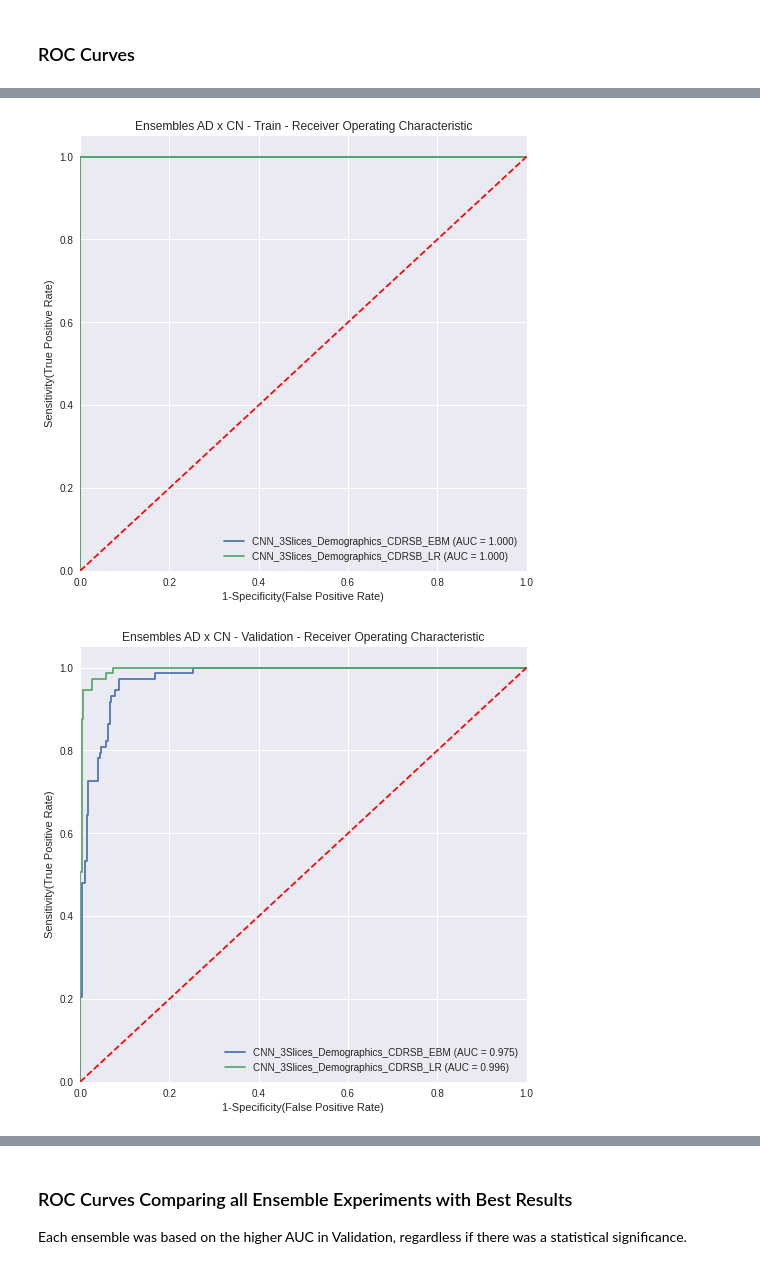
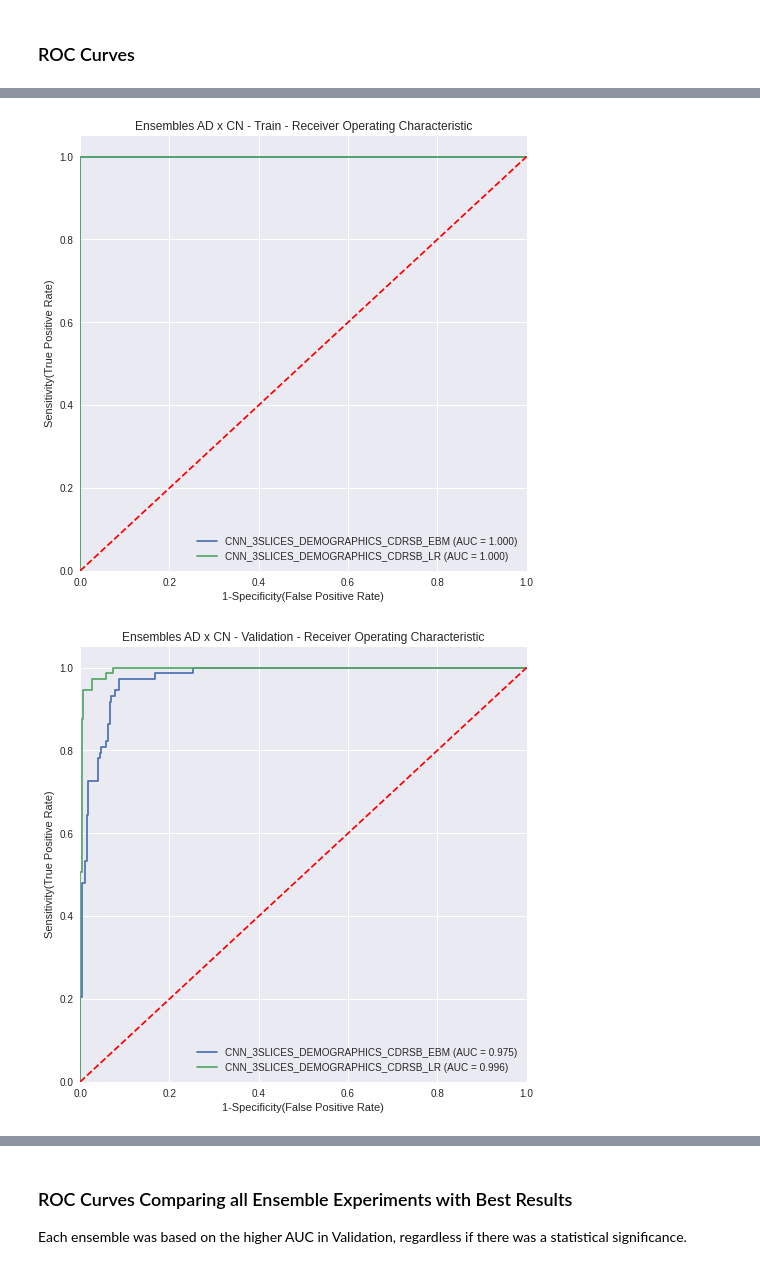
Before and after one commit to lucasthim/mmml-alzheimer-diagnosis, a Jupyter notebook: notebooks/dissertation/03_results_ensemble_learning_results.ipynb, the cells around one changed output, grey strips where cells are left out. Saved outputs shown, nothing was run; the diff lists cells and outputs as text; code cells hidden in the pictures.

```diff
--- a/notebooks/dissertation/03_results_ensemble_learning_results.ipynb
+++ b/notebooks/dissertation/03_results_ensemble_learning_results.ipynb
@@ -53,6 +63,7 @@ def datasets_sizes(df,datasets,label='MACRO_GROUP'):
 ## AD x CN
 # %%
 df_preds = pd.read_csv(data_path+'PREDICTIONS_AD_ALL_SCORES_ENSEMBLE.csv')
+df_preds.columns = df_preds.columns.str.upper()
 datasets = [df_preds.query("DATASET in ('train','train_cnn')"),
             df_preds.query("DATASET == 'validation'"),
             df_preds.query("DATASET == 'test'")]
@@ -131,8 +148,8 @@ set: Test
 # %%
-models = ['CNN_3Slices_Demographics_CDRSB_EBM',
-       'CNN_3Slices_Demographics_CDRSB_LR']
+models = ['CNN_3SLICES_DEMOGRAPHICS_CDRSB_EBM',
+       'CNN_3SLICES_DEMOGRAPHICS_CDRSB_LR']
 df_rocs = calculate_rocs_on_datasets(models = models,datasets=datasets,label ='DIAGNOSIS',roc_title_prefix='Ensembles AD x CN - ')
 df_rocs
 # %% [output]
-[figure, old version]
+[figure, new version]
-[figure, old version]
+[figure, new version]
```
Also changed, not shown: parts of 58 cells of this notebook.
